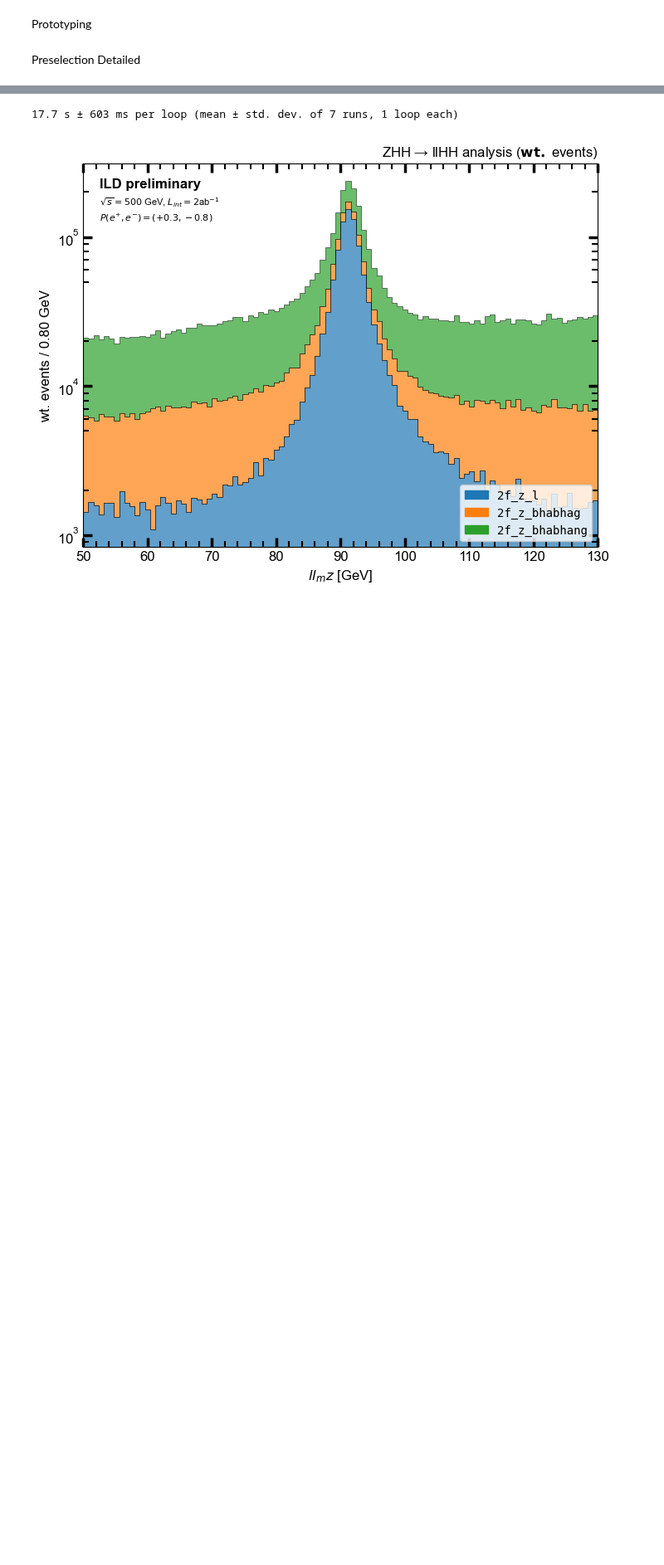
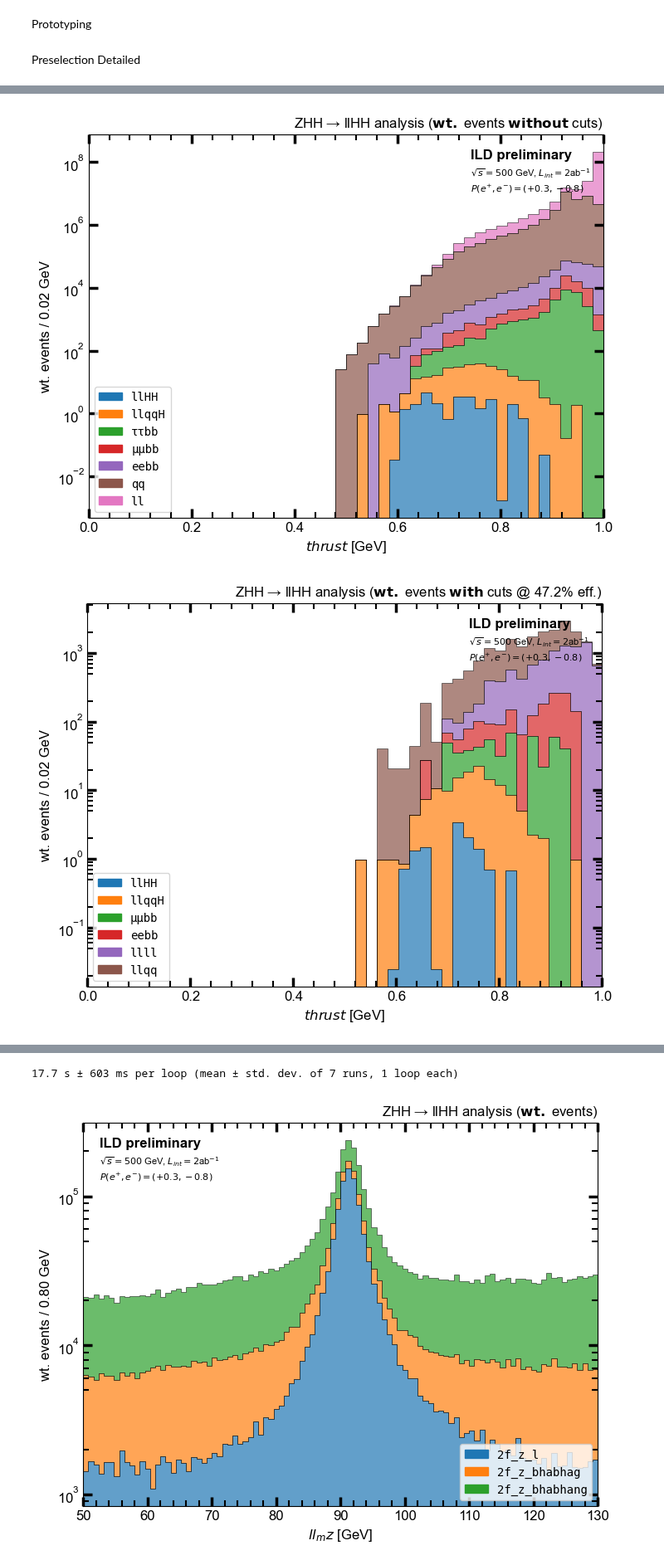
Before and after one commit to ILDAnaSoft/ZHH, a Jupyter notebook: notebooks/6_preselection.ipynb, the cells around one changed output, grey strips where cells are left out. Shown at 83% size. Cells and saved outputs as stored; diff of their text form; code cells hidden in the pictures; blank space fills up the shorter version.

```diff
--- a/notebooks/6_preselection.ipynb
+++ b/notebooks/6_preselection.ipynb
@@ -127,6 +125,9 @@ elif mode == 'debug':
 # %%
 module_reload('zhh')
 from zhh import presel_stack
+
+if mode == 'prod' or mode == 'prod-debug':
+    chunks_f = get_chunks_factual(f'{DATA_ROOT}/PreselectionFinal/{version}', chunks_in=chunks) if os.name != 'nt' else chunks
 
 if mode == 'prod-debug':
     # create PreselectionSummary results here
@@ -145,6 +146,7 @@ elif mode == 'prod':
 
         presel_results[pointer:(pointer+len(part))] = part
         pointer += len(part)
+
 elif mode == 'debug':
     branch = 'zhh'
     meta = parse_json(f'{REPO_ROOT}/output/{branch}_FinalStateMeta.json')
@@ -156,7 +158,7 @@ elif mode == 'debug':
 
     presel_results = presel_stack(f'{REPO_ROOT}/output', processes, chunks_f_deb, [branch], kinematics=True)
 elif mode == 'load':
-    presel_results = np.load(f'{DATA_ROOT}/presel_results.npy')
+    presel_results = np.load(f'{REPO_ROOT if os.name == "nt" else DATA_ROOT}/presel_results.npy')
 
 if mode != 'load':
     # Calculate weights
@@ -173,11 +175,13 @@ if mode != 'load':
 
         weights['weight'][weights['pid'] == pid] = sample_weight(cross_sec, (pol_em, pol_ep), n_gen)
 else:
-    weights = np.load(f'{DATA_ROOT}/presel_weights.npy')
+    weights = np.load(f'{REPO_ROOT if os.name == "nt" else DATA_ROOT}/presel_weights.npy')
+    chunks_f = np.load(f'{REPO_ROOT if os.name == "nt" else DATA_ROOT}/chunks_f.npy')
 
 if save == True:
     np.save(f'{DATA_ROOT}/presel_results.npy', presel_results)
     np.save(f'{DATA_ROOT}/presel_weights.npy', weights)
+    np.save(f'{REPO_ROOT if os.name == "nt" else DATA_ROOT}/chunks_f.npy', chunks_f)
 # %%
 module_reload('phc')
 module_reload('zhh')
@@ -276,0 +302,21 @@ plot_lepton_preselection(presel_results, weights, category_map_inv, processes)
+# %%
+mH = 125
+mZ = 91.2
+mH_maxDiff = 60
+mZ_maxDiff = 40
+
+signal_categories = [11]
+
+all_figs = []
+
+mask_start = np.ones(len(presel_results), dtype=bool) # (presel_results['ll_mz'] > 0)
+mask_end   = (presel_results['ll_mz'] > 0) & (presel_results['xx_nisoleps'] >= 2 ) & (np.abs(presel_results['ll_mz'] - mZ) < mZ_maxDiff) & \
+        (np.abs(presel_results['ll_mh1'] - mH) < mH_maxDiff) & (np.abs(presel_results['ll_mh2'] - mH) < mH_maxDiff)
+
+for fig in plot_cut_efficiency(presel_results, [mask_start, mask_end], weights, signal_categories, category_map_inv, processes,
+                                'xx_thrust', 'GeV', event_categories=[11, 16, 12, 13, 14], xlabel='thrust', xlim=(0, 1.), nbins=48,
+                                ild_style_kwargs={'legend_kwargs': { 'loc': 'lower left' }}, with_sbr=False):
+    all_figs.append(fig)
+# %% [output]
+[figure, added]
+[figure, added]
```
Also changed, not shown: parts of 13 cells of this notebook, 9 other files.
